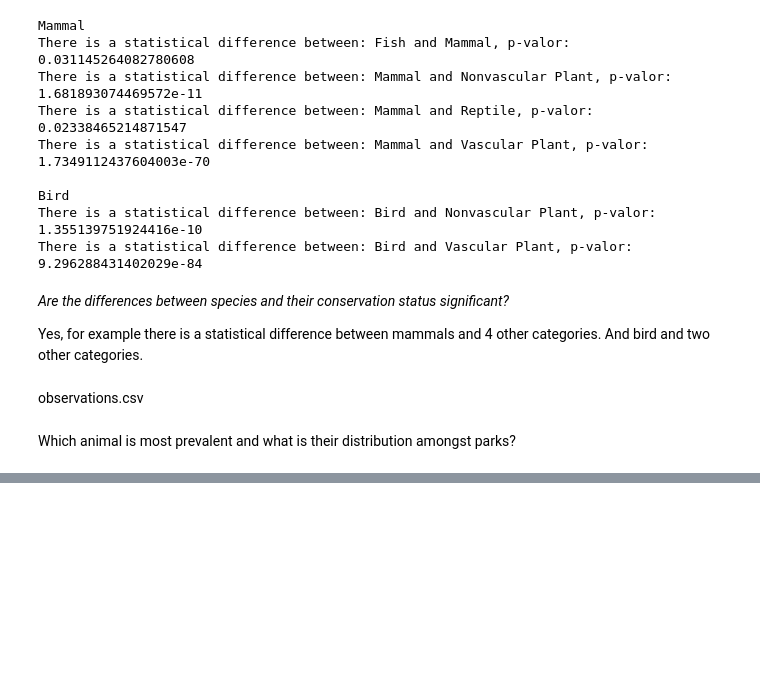
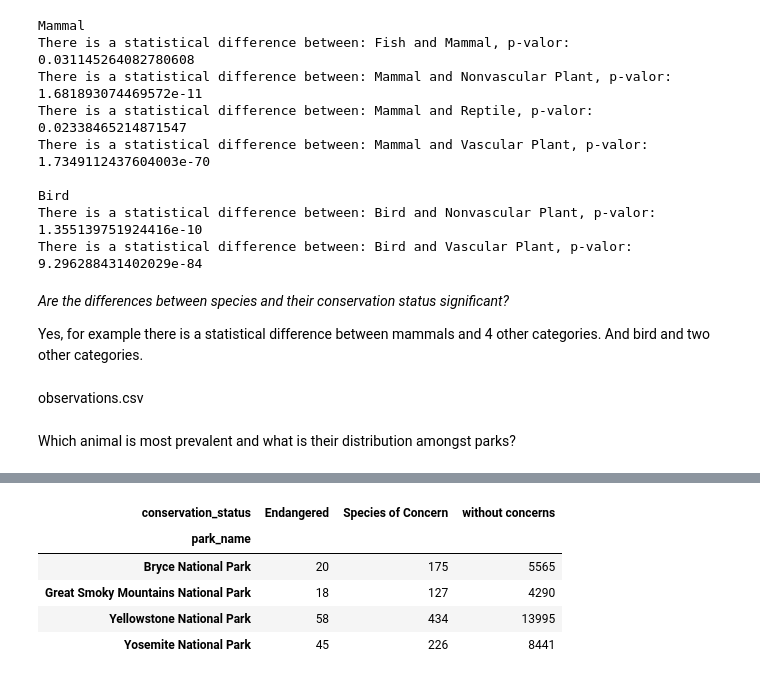
Before and after one commit to LucasArg00/biodiversity_codeacademy, a Jupyter notebook: biodiversity.ipynb, the cells around one changed output, grey strips where cells are left out. Drawn from its saved outputs; the diff is of its cells as text; code cells hidden in the pictures; blank space fills up the shorter version.

```diff
--- a/biodiversity.ipynb
+++ b/biodiversity.ipynb
@@ -356,0 +443,10 @@ Which animal is most prevalent and what is their distribution amongst parks?
+# %%
+warbler_obs_conservation_parks = observations_Warbler.groupby(['park_name', 'conservation_status']).observations.sum().unstack()
+warbler_obs_conservation_parks
+# %% [output]
+| conservation_status | Endangered | Species of Concern | without concerns |
+| park_name |  |  |  |
+| Bryce National Park | 20 | 175 | 5565 |
+| Great Smoky Mountains National Park | 18 | 127 | 4290 |
+| Yellowstone National Park | 58 | 434 | 13995 |
+| Yosemite National Park | 45 | 226 | 8441 |
```
Also changed, not shown: parts of 11 cells of this notebook.
